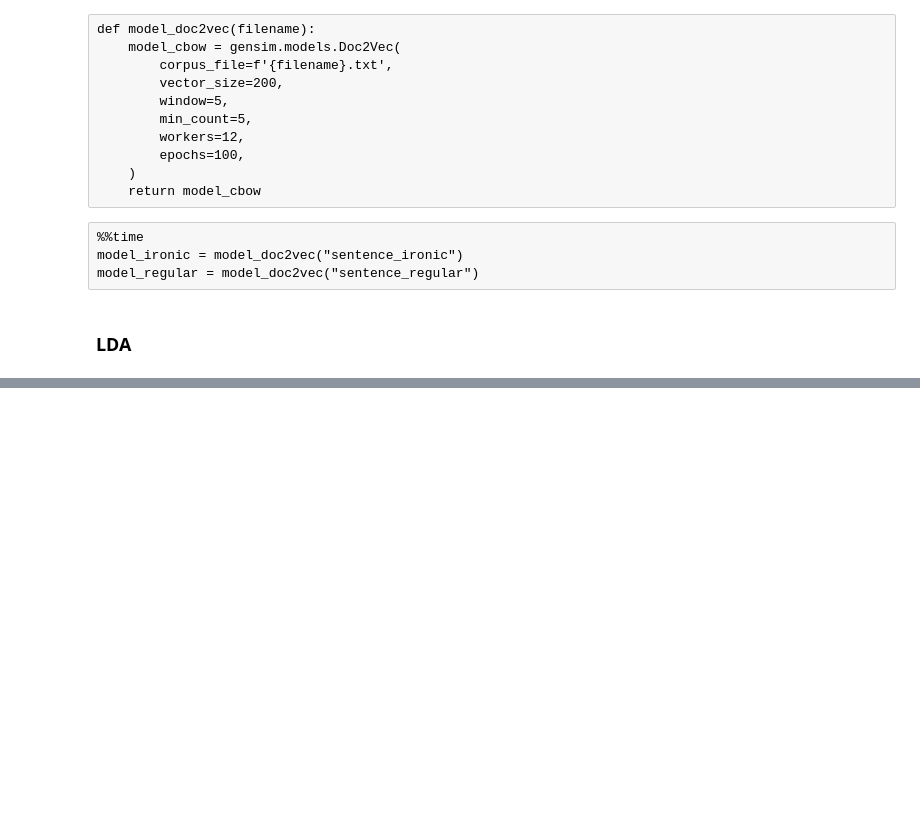
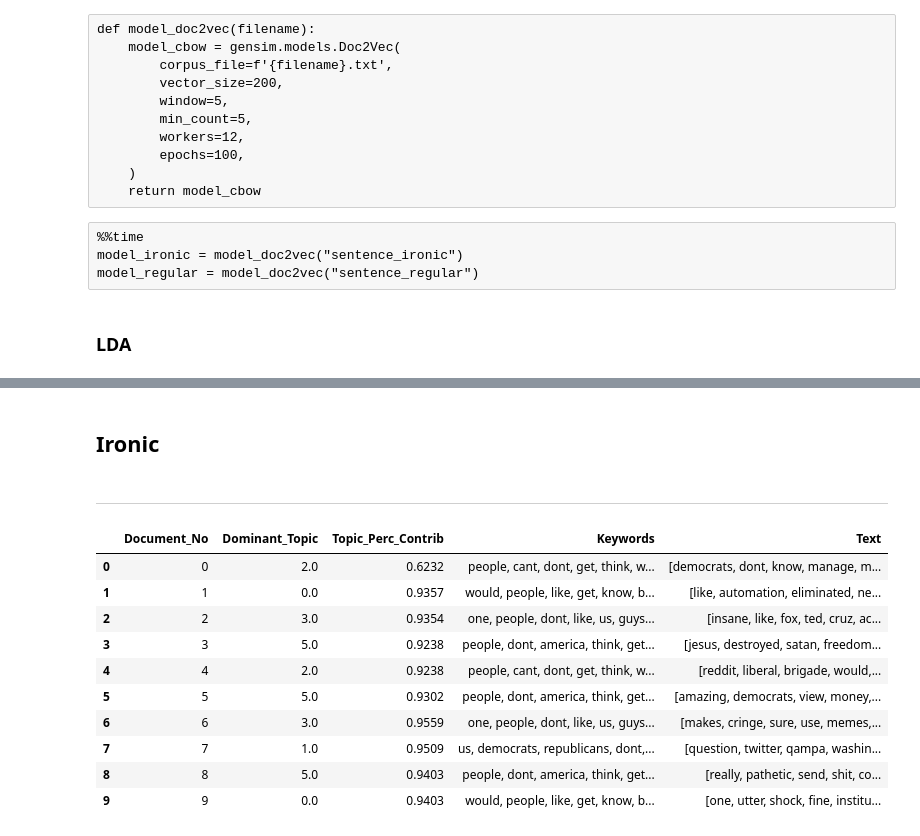
Before and after one commit to andrekwr/Exploratory-Analysis-Ironic-Sentences, a Jupyter notebook: main.ipynb, the cells around one changed output, grey strips where cells are left out. Cells and saved outputs as stored; diff of their text form; code cells hidden in the pictures; blank space fills up the shorter version.

```diff
--- a/main.ipynb
+++ b/main.ipynb
@@ -133,6 +132,3 @@ def model_dict(sents, filename):
     ldamodel = LdaMulticore(corpus, num_topics=NUM_TOPICS, id2word=dictionary, passes=30)
 
     return corpus, dictionary, ldamodel
-# %%
-corpus_ironic, dictionary_ironic, lda_model_ironic = model_dict(sents_ironic, 'sents_ironic')
-corpus_regular, dictionary_regular, lda_model_regular = model_dict(sents_regular, 'sents_regular')
@@ -271,0 +212,52 @@ display_model(corpus_regular, dictionary_regular, lda_model_regular)
+# %% [markdown]
+## Ironic
+# %% [markdown]
+------------
+# %%
+# https://www.machinelearningplus.com/nlp/topic-modeling-gensim-python/
+
+#Ironic
+#Dominant topic in each sentence
+
+def format_topics_sentences(ldamodel, corpus, texts):
+    # Init output
+    sent_topics_df = pd.DataFrame()
+
+    # Get main topic in each document
+    for i, row in enumerate(ldamodel[corpus]):
+        row = sorted(row, key=lambda x: (x[1]), reverse=True)
+        # Get the Dominant topic, Perc Contribution and Keywords for each document
+        for j, (topic_num, prop_topic) in enumerate(row):
+            if j == 0:  # => dominant topic
+                wp = ldamodel.show_topic(topic_num)
+                topic_keywords = ", ".join([word for word, prop in wp])
+                sent_topics_df = sent_topics_df.append(pd.Series([int(topic_num), round(prop_topic,4), topic_keywords]), ignore_index=True)
+            else:
+                break
+    sent_topics_df.columns = ['Dominant_Topic', 'Perc_Contribution', 'Topic_Keywords']
+
+    # Add original text to the end of the output
+    contents = pd.Series(texts)
+    sent_topics_df = pd.concat([sent_topics_df, contents], axis=1)
+    return(sent_topics_df)
+
+
+df_topic_sents_keywords_ironic = format_topics_sentences(lda_model_ironic, corpus_ironic, sents_ironic)
+
+df_dominant_topic_ironic = df_topic_sents_keywords_ironic.reset_index()
+df_dominant_topic_ironic.columns = ['Document_No', 'Dominant_Topic', 'Topic_Perc_Contrib', 'Keywords', 'Text']
+
+# Show
+df_dominant_topic_ironic.head(10)
+# %% [output]
+|  | Document_No | Dominant_Topic | Topic_Perc_Contrib | Keywords | Text |
+| 0 | 0 | 2.0 | 0.6232 | people, cant, dont, get, think, w... | [democrats, dont, know, manage, m... |
+| 1 | 1 | 0.0 | 0.9357 | would, people, like, get, know, b... | [like, automation, eliminated, ne... |
+| 2 | 2 | 3.0 | 0.9354 | one, people, dont, like, us, guys... | [insane, like, fox, ted, cruz, ac... |
+| 3 | 3 | 5.0 | 0.9238 | people, dont, america, think, get... | [jesus, destroyed, satan, freedom... |
+| 4 | 4 | 2.0 | 0.9238 | people, cant, dont, get, think, w... | [reddit, liberal, brigade, would,... |
+| 5 | 5 | 5.0 | 0.9302 | people, dont, america, think, get... | [amazing, democrats, view, money,... |
+| 6 | 6 | 3.0 | 0.9559 | one, people, dont, like, us, guys... | [makes, cringe, sure, use, memes,... |
+| 7 | 7 | 1.0 | 0.9509 | us, democrats, republicans, dont,... | [question, twitter, qampa, washin... |
+| 8 | 8 | 5.0 | 0.9403 | people, dont, america, think, get... | [really, pathetic, send, shit, co... |
+| 9 | 9 | 0.0 | 0.9403 | would, people, like, get, know, b... | [one, utter, shock, fine, institu... |
```
Also changed, not shown: parts of 28 cells of this notebook.
